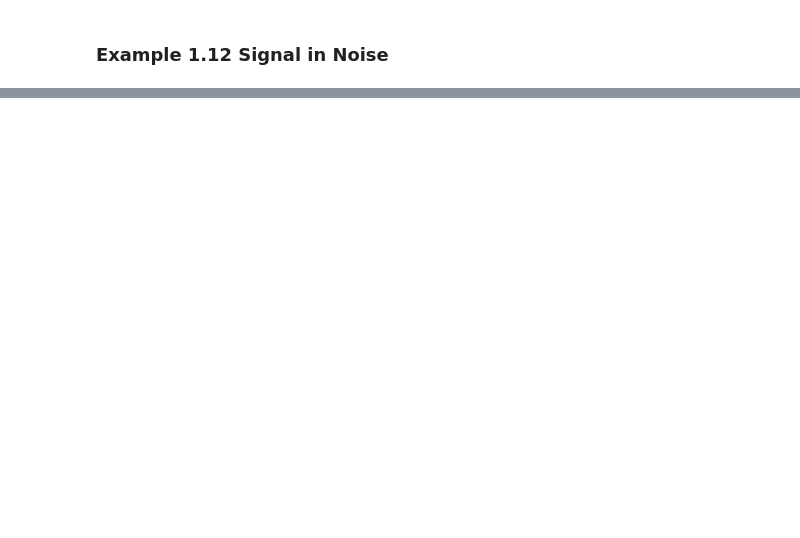
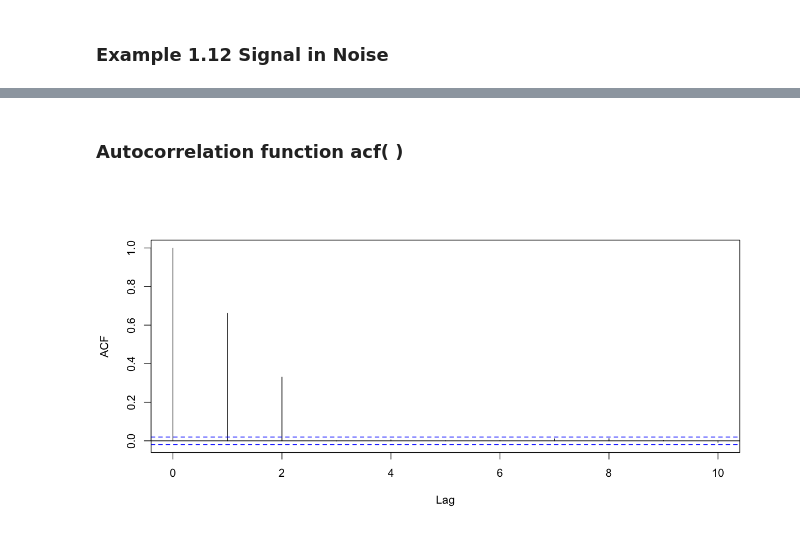
Before and after one commit to gdlunga/working, a Jupyter notebook: R/books/Time Series Analysis and Its Applications/notebooks/chapter_1.ipynb, the cells around one changed output, grey strips where cells are left out. Drawn from its saved outputs; the diff is of its cells as text; code cells hidden in the pictures; blank space fills up the shorter version.

```diff
--- a/R/books/Time Series Analysis and Its Applications/notebooks/chapter_1.ipynb
+++ b/R/books/Time Series Analysis and Its Applications/notebooks/chapter_1.ipynb
@@ -180,0 +271,7 @@ plot.ts(cs+5*w,main=expression(2*cos(2*pi*t/50+.6*pi) + N(0,25)))
+# %% [markdown]
+### Autocorrelation function acf( )
+# %%
+v  = filter(w,sides=2,filter=rep(1/3,3))
+acf(v[3:length(v)-1], lag.max=10, main="")
+# %% [output]
+[figure, added]
```
Also changed, not shown: parts of 33 cells of this notebook, 1 other file.
